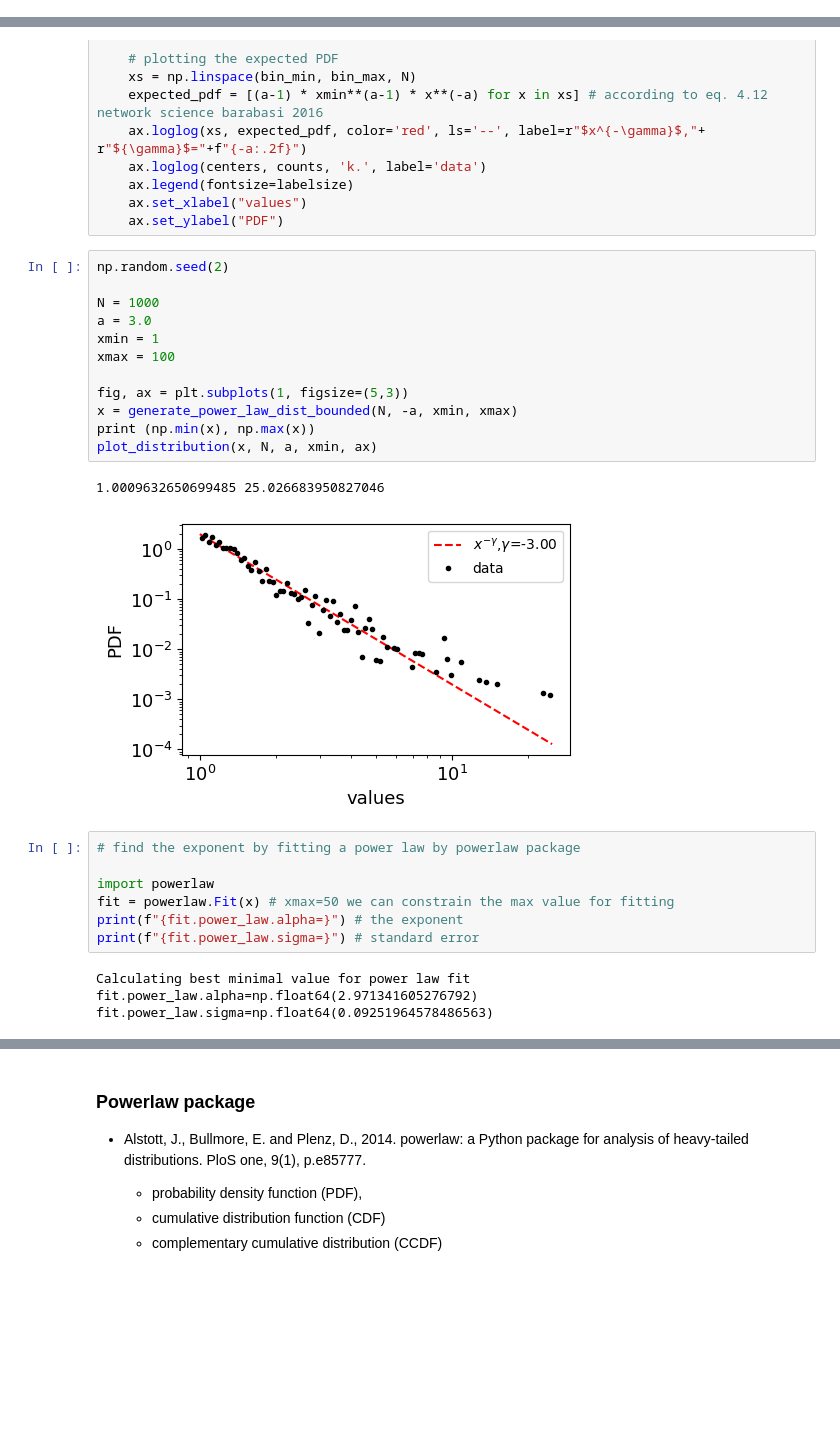
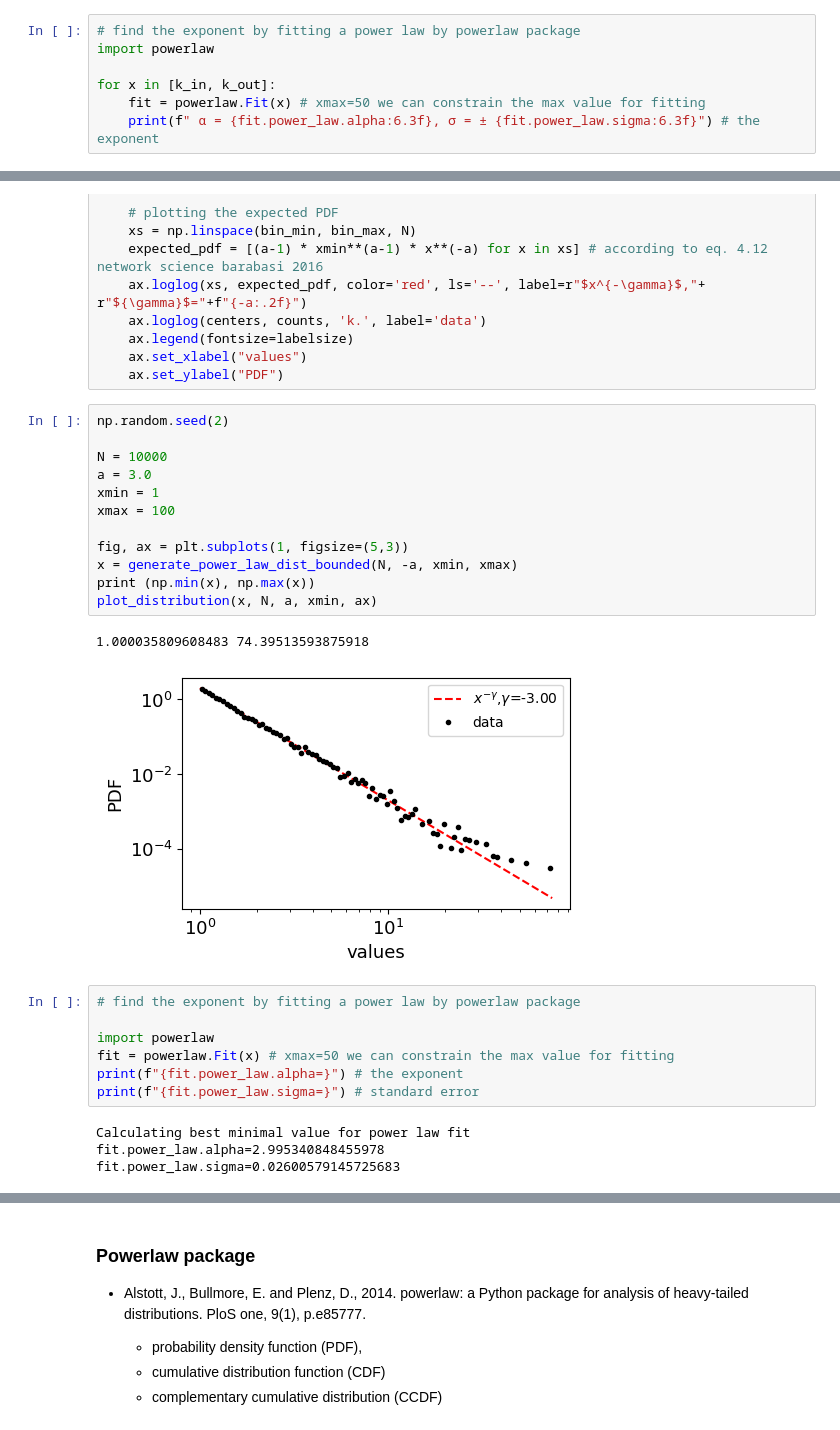
Before and after one commit to Ziaeemehr/netsci, a Jupyter notebook: examples/chap_04.ipynb, the cells around one changed output, grey strips where cells are left out. Cells and saved outputs as stored; diff of their text form; blank space fills up the shorter version.

```diff
--- a/examples/chap_04.ipynb
+++ b/examples/chap_04.ipynb
@@ -96,3 +95,10 @@ plt.xlabel(r"$k_{in}, k_{out}$")
 plt.ylabel("pk");
 # %% [output]
 [figure]
+# %%
+# find the exponent by fitting a power law by powerlaw package
+import powerlaw
+
+for x in [k_in, k_out]:
+    fit = powerlaw.Fit(x) # xmax=50 we can constrain the max value for fitting
+    print(f" α = {fit.power_law.alpha:6.3f}, σ = ± {fit.power_law.sigma:6.3f}") # the exponent
@@ -161,18 +174,18 @@ def plot_distribution(vrs, N, a, xmin, ax, labelsize=10):
 # %%
 np.random.seed(2)
 
-N = 1000
+N = 10000
 a = 3.0
 xmin = 1
 xmax = 100
 
 fig, ax = plt.subplots(1, figsize=(5,3))
 x = generate_power_law_dist_bounded(N, -a, xmin, xmax)
 print (np.min(x), np.max(x))
 plot_distribution(x, N, a, xmin, ax)
 # %% [output]
-1.0009632650699485 25.026683950827046
+1.000035809608483 74.39513593875918
-[figure, old version]
+[figure, new version]
 # %%
 # find the exponent by fitting a power law by powerlaw package
 
@@ -182,5 +195,5 @@ print(f"{fit.power_law.alpha=}") # the exponent
 print(f"{fit.power_law.sigma=}") # standard error
 # %% [output]
 Calculating best minimal value for power law fit
-fit.power_law.alpha=np.float64(2.971341605276792)
-fit.power_law.sigma=np.float64(0.09251964578486563)
+fit.power_law.alpha=2.995340848455978
+fit.power_law.sigma=0.02600579145725683
```
Also changed, not shown: parts of 8 cells of this notebook, 4 other files.
